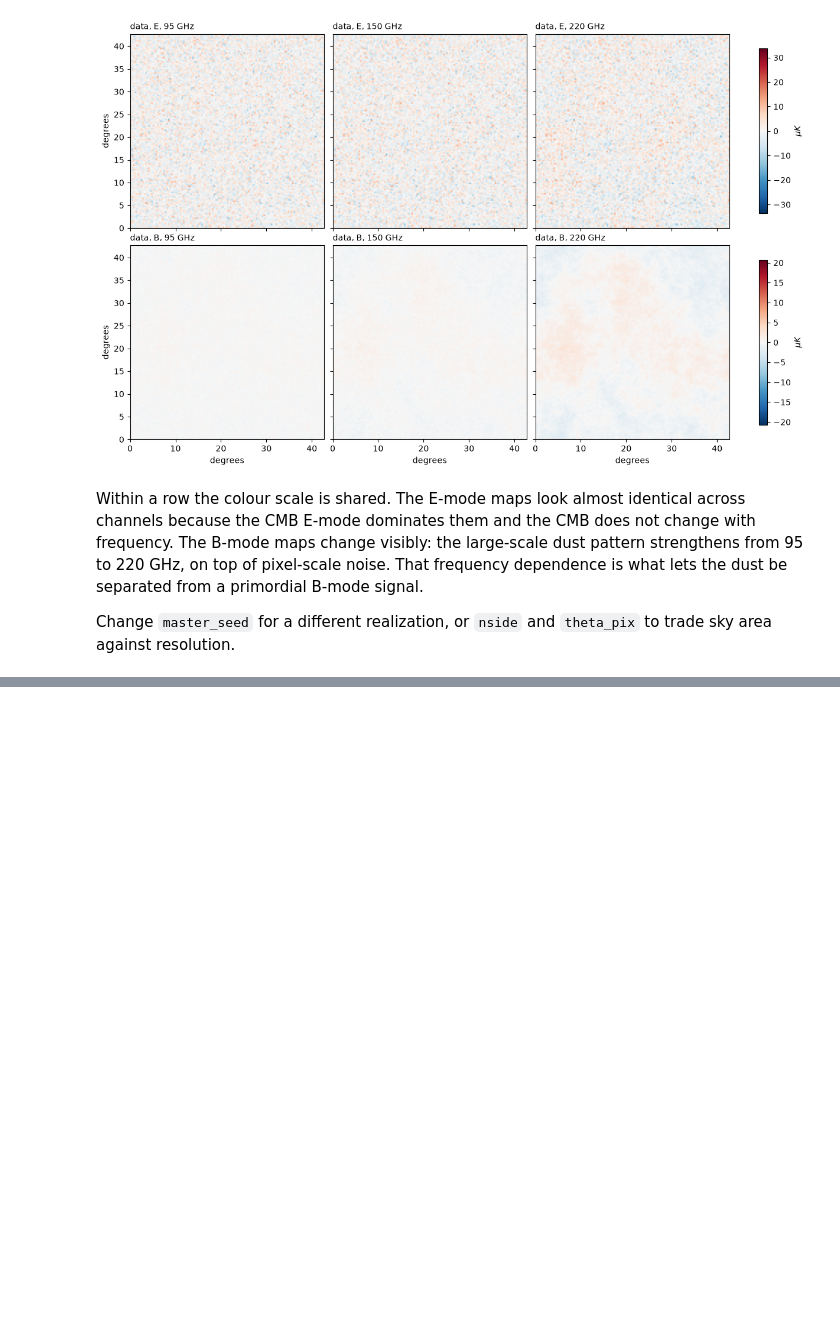
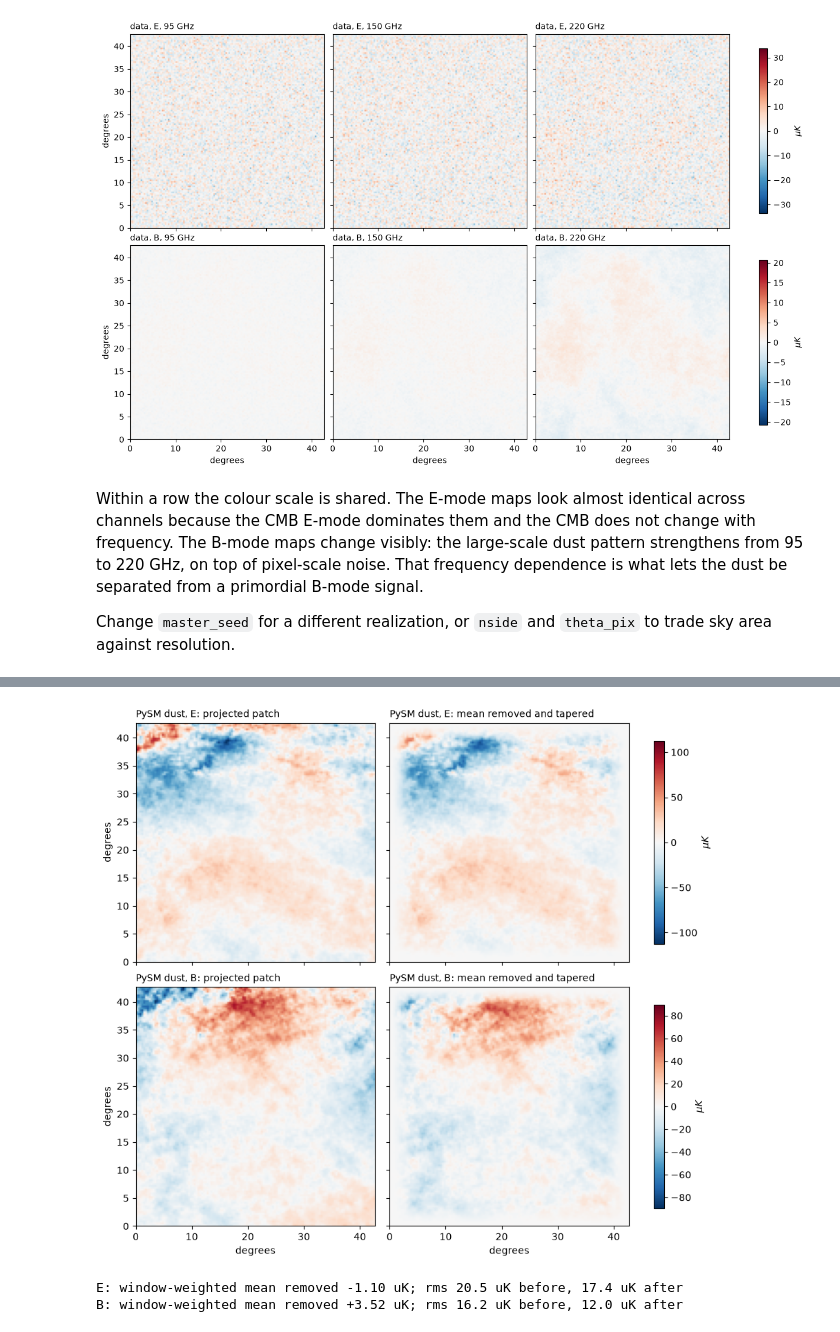
Before and after one commit to zaneblood1/CMBScattering.py, a Jupyter notebook: docs/01_simulating_data.ipynb, the cells around one changed output, grey strips where cells are left out. Saved outputs shown, nothing was run; the diff lists cells and outputs as text; code cells hidden in the pictures; blank space fills up the shorter version.

```diff
--- a/docs/data_generation.ipynb
+++ b/docs/01_simulating_data.ipynb
@@ -84,9 +87,10 @@ frequency_exponent = 1.49
 uk_arcmin = 3.0
 master_seed = 67
 
-sim = simulate_data(nside, theta_pix, master_seed, r,
-                    dust_amplitude_ee, dust_knee_ee, dust_amplitude_bb, dust_knee_bb,
-                    frequency_exponent, uk_arcmin = uk_arcmin,
+sim = simulate_data(nside, theta_pix, master_seed, r, frequency_exponent,
+                    dust_amplitude_ee = dust_amplitude_ee, dust_knee_ee = dust_knee_ee,
+                    dust_amplitude_bb = dust_amplitude_bb, dust_knee_bb = dust_knee_bb,
+                    uk_arcmin = uk_arcmin,
                     frequencies = (95.0, 150.0, 220.0, 353.0))
 
 frequencies = np.asarray(sim["frequencies"])
@@ -228,0 +315,38 @@ Change `master_seed` for a different realization, or `nside` and `theta_pix` to
+# %%
+sim_pysm = simulate_data(nside, theta_pix, master_seed, r, frequency_exponent,
+                         uk_arcmin = uk_arcmin, dust_model = PYSM_DUST)
+
+#steps 3 and 4 by hand: the scalar E and B healpix maps (the multipoles between the flat
+#grid's fundamental and its Nyquist), read at the flat pixels
+lmin = int(2 * np.pi / (nside * pix_width))
+lmax = int(np.pi / pix_width)
+healpix_eb_maps = pysm_dust_eb_maps(DEFAULT_PYSM_PRESET, HEALPIX_NSIDE, lmin, lmax)
+projected = {mode: healpy.get_interp_val(healpix_map, longitude, latitude, lonlat = True)
+             for mode, healpix_map in zip(("E", "B"), healpix_eb_maps)}
+#step 5 is done inside simulate_data
+tapered = {"E": to_map(sim_pysm["dust_field"].polar_matrix_1),
+           "B": to_map(sim_pysm["dust_field"].polar_matrix_2)}
+
+fig, axes = plt.subplots(2, 2, figsize = (9, 8), sharex = True, sharey = True, constrained_layout = True)
+for row, mode in enumerate(("E", "B")):
+    #one colour scale per row, so the two columns can be compared directly
+    limit = np.abs(projected[mode]).max()
+    show_map(axes[row, 0], projected[mode], limit, f"PySM dust, {mode}: projected patch")
+    image = show_map(axes[row, 1], tapered[mode], limit,
+                     f"PySM dust, {mode}: mean removed and tapered")
+    fig.colorbar(image, ax = axes[row], shrink = 0.85, label = r"$\mu K$")
+for ax in axes[-1]:
+    ax.set_xlabel("degrees")
+for ax in axes[:, 0]:
+    ax.set_ylabel("degrees")
+plt.show()
+
+taper = edge_taper(nside)
+for mode in ("E", "B"):
+    patch_mean = np.sum(projected[mode] * taper) / np.sum(taper)
+    print(f"{mode}: window-weighted mean removed {patch_mean:+.2f} uK; "
+          f"rms {projected[mode].std():.1f} uK before, {tapered[mode].std():.1f} uK after")
+# %% [output]
+[figure, added]
+E: window-weighted mean removed -1.10 uK; rms 20.5 uK before, 17.4 uK after
+B: window-weighted mean removed +3.52 uK; rms 16.2 uK before, 12.0 uK after
```
Also changed, not shown: parts of 7 cells of this notebook, 10 other files.
